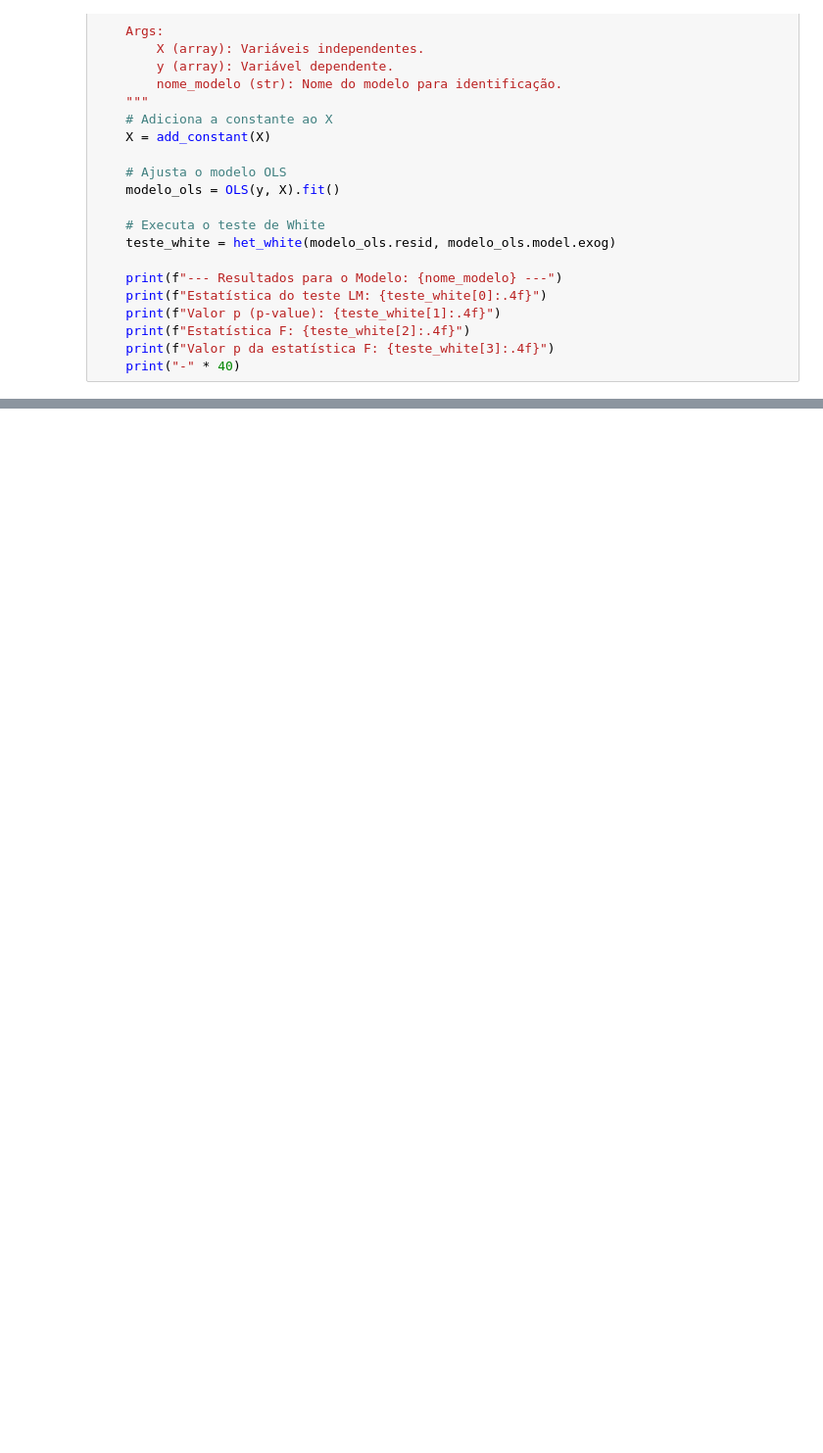
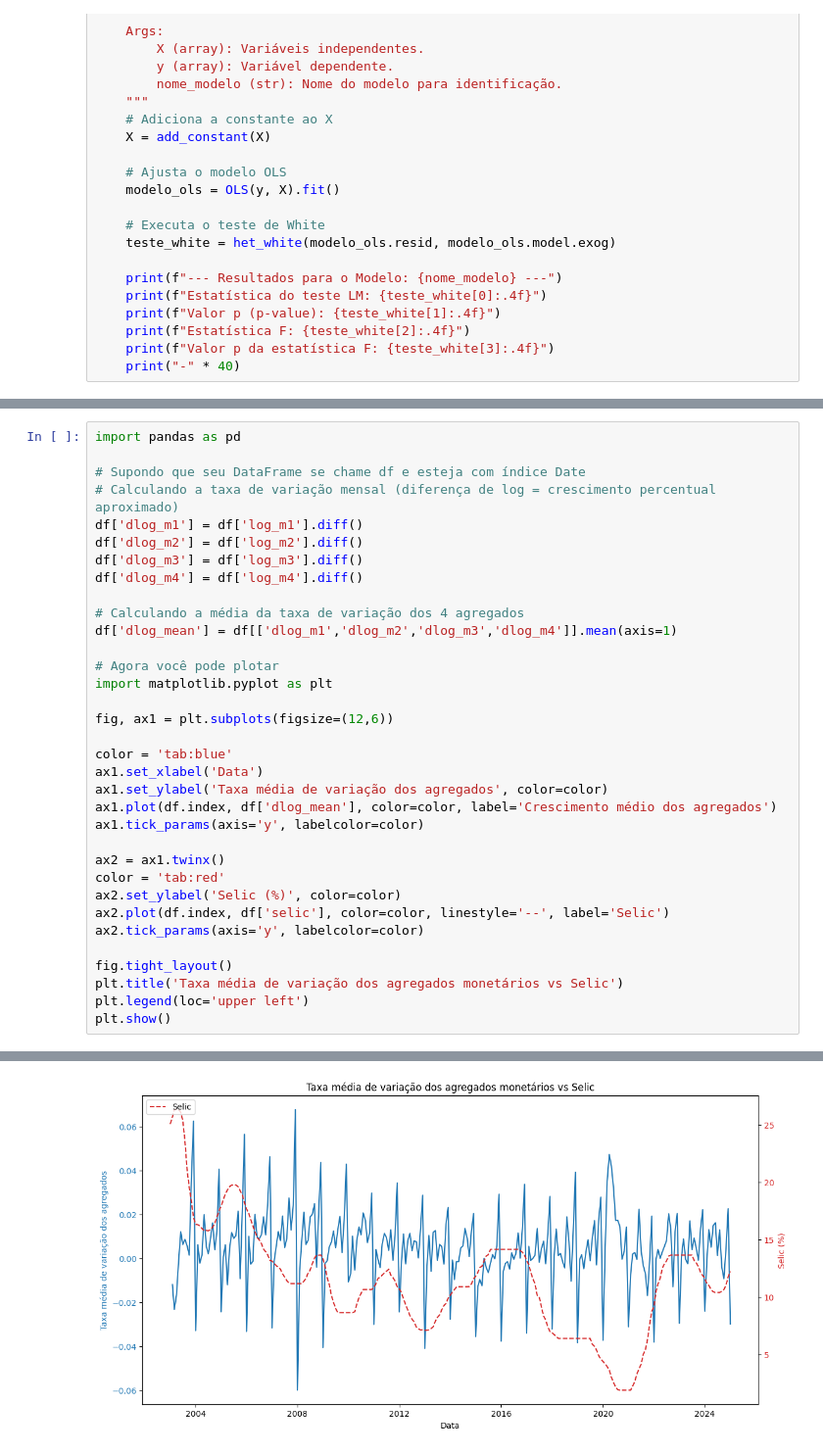
Before and after one commit to iagonmic/brazilian-monetary-aggregates-analysis, a Jupyter notebook: analysis.ipynb, the cells around one changed output, grey strips where cells are left out. Shown: that part at 98% size. Saved outputs shown, nothing was run; the diff lists cells and outputs as text; blank space fills up the shorter version.

```diff
--- a/analysis.ipynb
+++ b/analysis.ipynb
@@ -490,0 +604,35 @@ def testar_modelo_white(X, y, nome_modelo):
+# %%
+import pandas as pd
+
+# Supondo que seu DataFrame se chame df e esteja com índice Date
+# Calculando a taxa de variação mensal (diferença de log = crescimento percentual aproximado)
+df['dlog_m1'] = df['log_m1'].diff()
+df['dlog_m2'] = df['log_m2'].diff()
+df['dlog_m3'] = df['log_m3'].diff()
+df['dlog_m4'] = df['log_m4'].diff()
+
+# Calculando a média da taxa de variação dos 4 agregados
+df['dlog_mean'] = df[['dlog_m1','dlog_m2','dlog_m3','dlog_m4']].mean(axis=1)
+
+# Agora você pode plotar
+import matplotlib.pyplot as plt
+
+fig, ax1 = plt.subplots(figsize=(12,6))
+
+color = 'tab:blue'
+ax1.set_xlabel('Data')
+ax1.set_ylabel('Taxa média de variação dos agregados', color=color)
+ax1.plot(df.index, df['dlog_mean'], color=color, label='Crescimento médio dos agregados')
+ax1.tick_params(axis='y', labelcolor=color)
+
+ax2 = ax1.twinx()
+color = 'tab:red'
+ax2.set_ylabel('Selic (%)', color=color)
+ax2.plot(df.index, df['selic'], color=color, linestyle='--', label='Selic')
+ax2.tick_params(axis='y', labelcolor=color)
+
+fig.tight_layout()
+plt.title('Taxa média de variação dos agregados monetários vs Selic')
+plt.legend(loc='upper left')
+plt.show()
+# %% [output]
@@ -490,0 +656 @@ def testar_modelo_white(X, y, nome_modelo):
+[figure, added]
```
Also changed, not shown: parts of 15 cells of this notebook, 4 other files.
